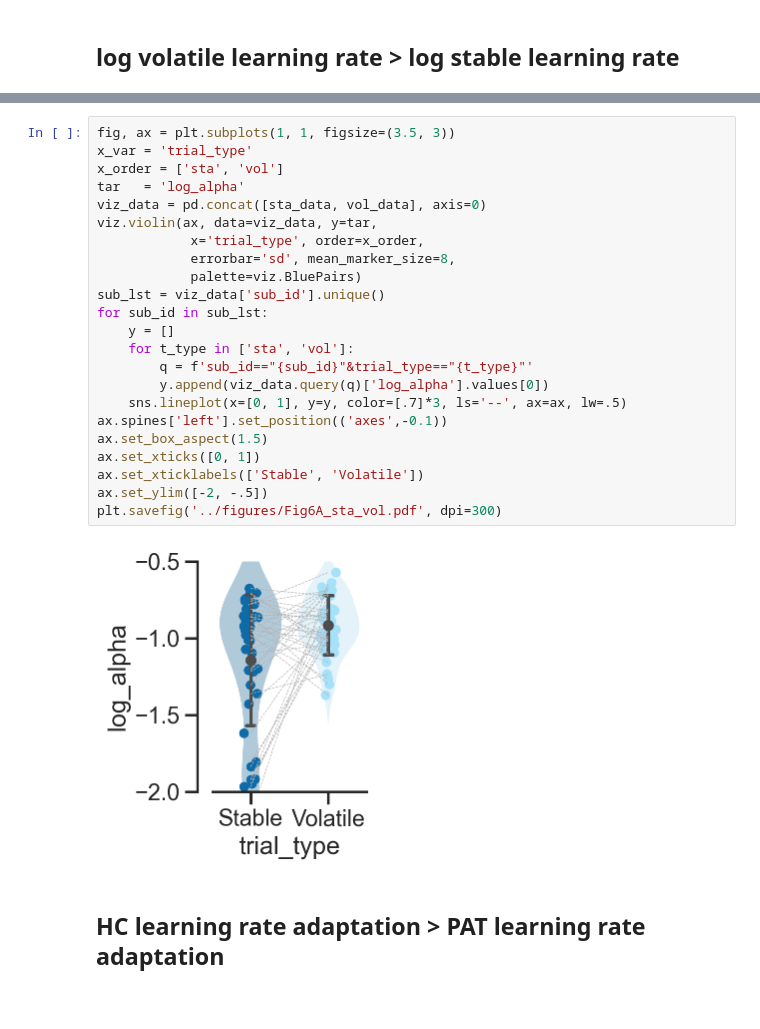
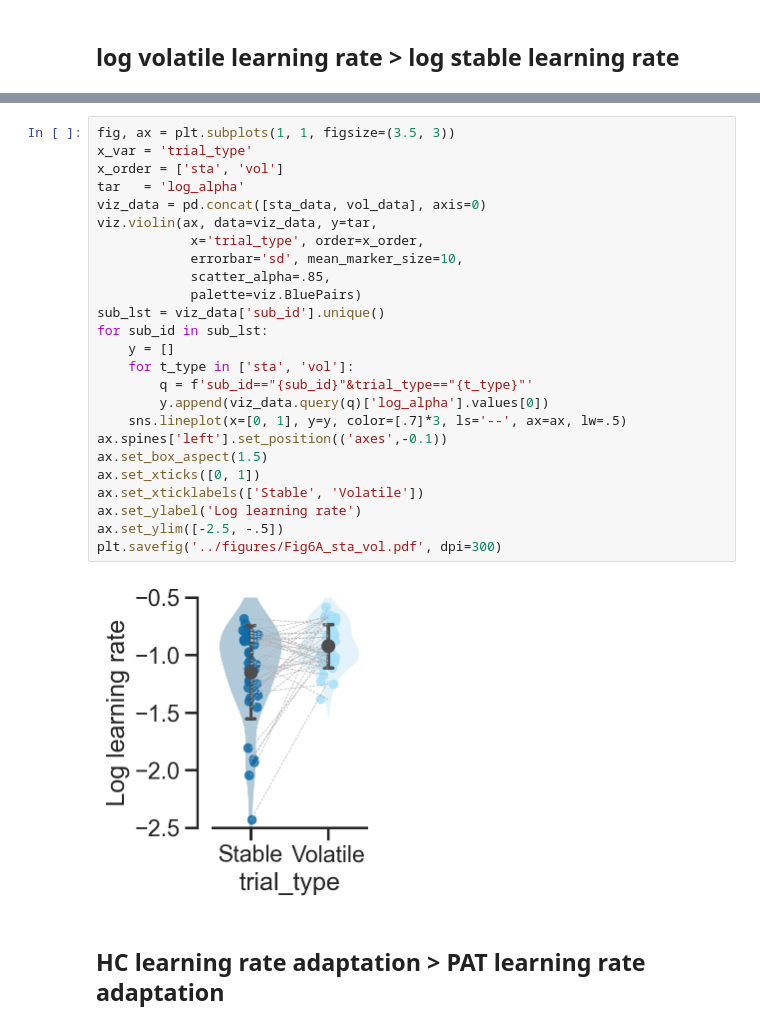
Before and after one commit to fangzefunny/policy-analysis, a Jupyter notebook: visualize/Fig6_explain_FLR_using_MOS.ipynb, the cells around one changed output, grey strips where cells are left out. Drawn from its saved outputs; the diff is of its cells as text.

```diff
--- a/visualize/Fig6_explain_FLR_using_MOS.ipynb
+++ b/visualize/Fig6_explain_FLR_using_MOS.ipynb
@@ -164,28 +129,30 @@ t_test(sta_data[tar].values, vol_data[tar].values, paired=True)
 # %%
 fig, ax = plt.subplots(1, 1, figsize=(3.5, 3))
 x_var = 'trial_type'
 x_order = ['sta', 'vol']
 tar   = 'log_alpha'
 viz_data = pd.concat([sta_data, vol_data], axis=0)
 viz.violin(ax, data=viz_data, y=tar,
             x='trial_type', order=x_order,
-            errorbar='sd', mean_marker_size=8,
+            errorbar='sd', mean_marker_size=10,
+            scatter_alpha=.85,
             palette=viz.BluePairs)
 sub_lst = viz_data['sub_id'].unique()
 for sub_id in sub_lst:
     y = []
     for t_type in ['sta', 'vol']:
         q = f'sub_id=="{sub_id}"&trial_type=="{t_type}"'
         y.append(viz_data.query(q)['log_alpha'].values[0])
     sns.lineplot(x=[0, 1], y=y, color=[.7]*3, ls='--', ax=ax, lw=.5)
 ax.spines['left'].set_position(('axes',-0.1))
 ax.set_box_aspect(1.5)
 ax.set_xticks([0, 1])
 ax.set_xticklabels(['Stable', 'Volatile'])
-ax.set_ylim([-2, -.5])
+ax.set_ylabel('Log learning rate')
+ax.set_ylim([-2.5, -.5])
 plt.savefig('../figures/Fig6A_sta_vol.pdf', dpi=300)
 # %% [output]
-[figure, old version]
+[figure, new version]
 # %% [markdown]
 ## HC learning rate adaptation > PAT learning rate adaptation
 # %%
```
Also changed, not shown: parts of 10 cells of this notebook, 10 other files.
